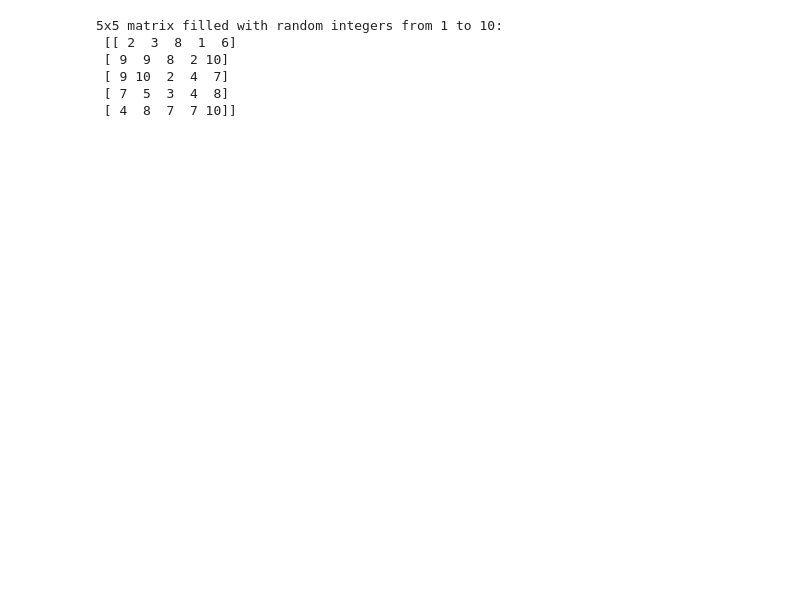
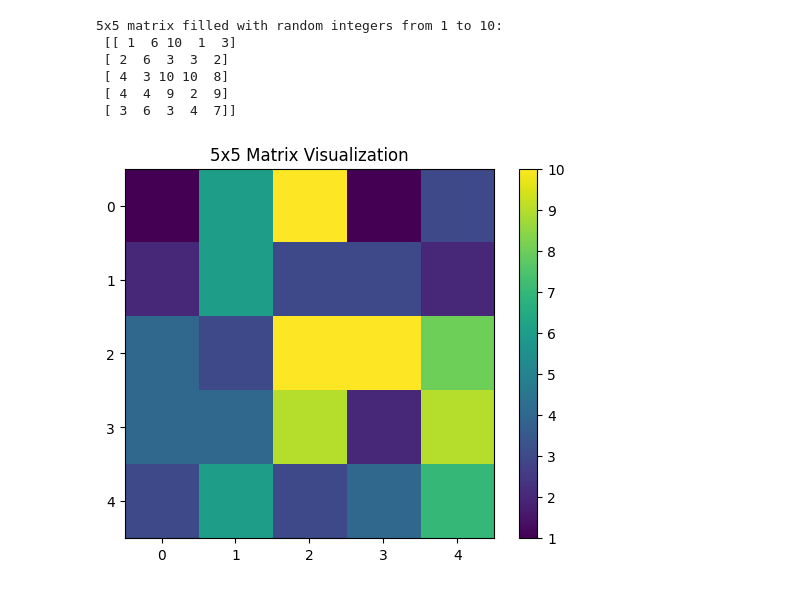
Before and after one commit to RyszardKozik/dtcs_modul_1_homework, a Jupyter notebook: Hw1.ipynb, the cells around one changed output. Cells and saved outputs as stored; diff of their text form; code cells hidden in the pictures; blank space fills up the shorter version.

```diff
--- a/Hw1.ipynb
+++ b/Hw1.ipynb
@@ -19,13 +39,24 @@ print("3x3 matrix filled with zeros:\n", matrix_3x3)
 # %%
 # Task 3
+import numpy as np
+import matplotlib.pyplot as plt
+
 matrix_5x5 = np.random.randint(1, 11, size=(5, 5))
+
 print("5x5 matrix filled with random integers from 1 to 10:\n", matrix_5x5)
+
+# Visualize the matrix using matplotlib's imshow
+plt.imshow(matrix_5x5, cmap='viridis', interpolation='none')
+plt.colorbar()
+plt.title("5x5 Matrix Visualization")
+plt.show()
 # %% [output]
 5x5 matrix filled with random integers from 1 to 10:
- [[ 2  3  8  1  6]
- [ 9  9  8  2 10]
- [ 9 10  2  4  7]
- [ 7  5  3  4  8]
- [ 4  8  7  7 10]]
+ [[ 1  6 10  1  3]
+ [ 2  6  3  3  2]
+ [ 4  3 10 10  8]
+ [ 4  4  9  2  9]
+ [ 3  6  3  4  7]]
+[figure, added]
 # %%
 # Task 4
```
Also changed, not shown: parts of 18 cells of this notebook.
